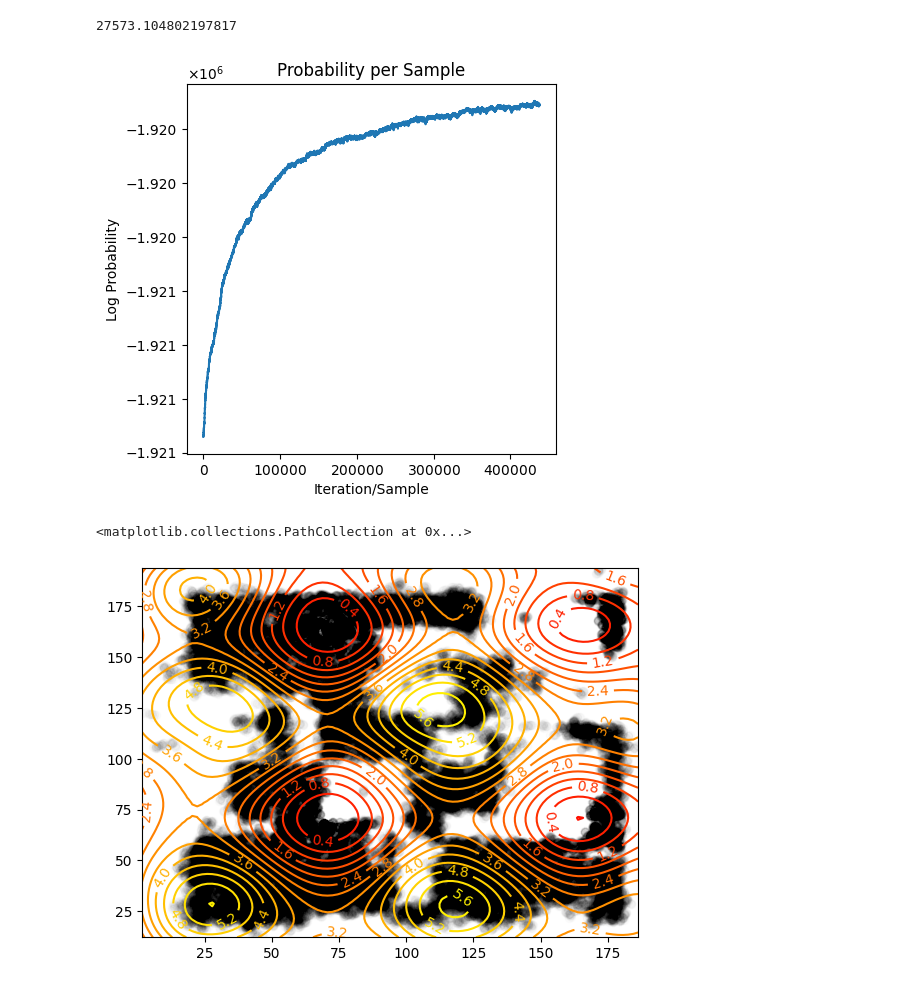
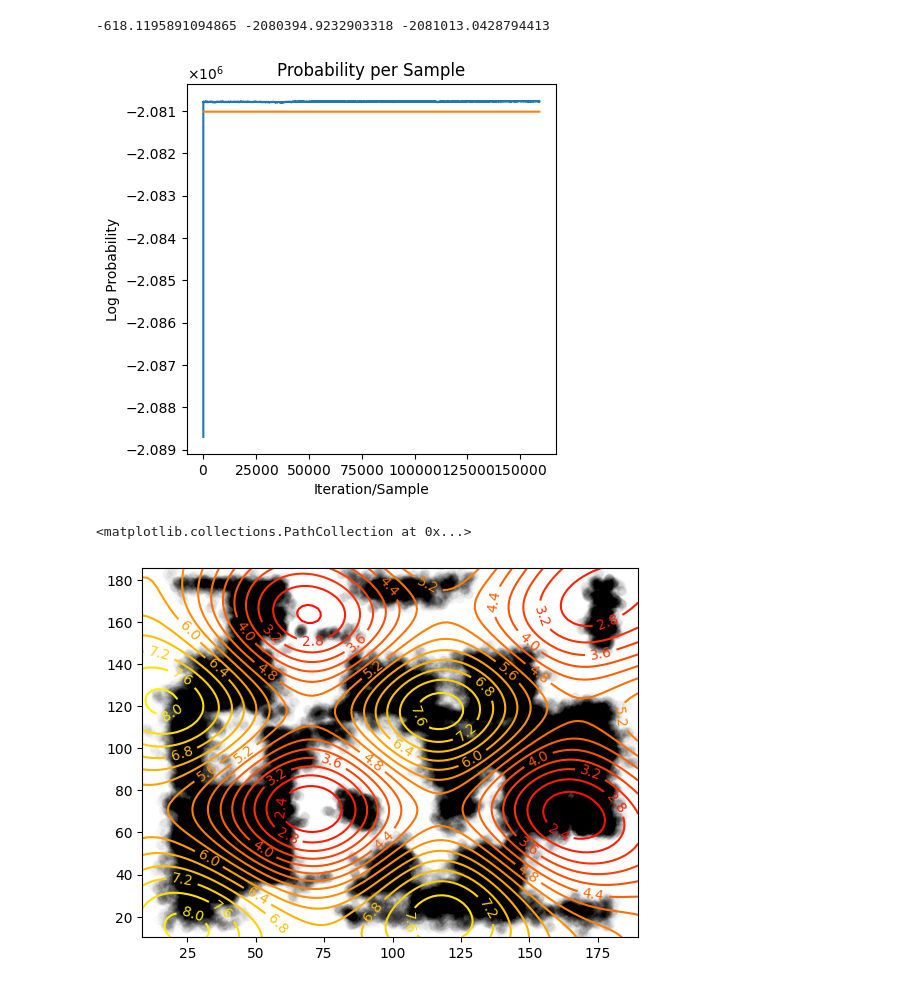
Before and after one commit to vkumar61/GPcurve, a Jupyter notebook: Auxilliary/visualizationtion code.ipynb, the cells around one changed output. Drawn from its saved outputs; the diff is of its cells as text; code cells hidden in the pictures.

```diff
--- a/Auxilliary/visualizationtion code.ipynb
+++ b/Auxilliary/visualizationtion code.ipynb
@@ -12,36 +12,57 @@ from matplotlib import ticker
 # %%
-file = open("C:/Users/vkuma/Research/1000 2757.3104802197818 1845.5910891980886variables.pkl", "rb")
+file = open("C:/Users/vkuma/PresseLab/Research/200 5170.375220631081 3626.601735051907variables.pkl", "rb")
 variables = pickle.load(file)
-file = open("C:/Users/vkuma/Research/1000 2757.3104802197818 1845.5910891980886data.pkl", "rb")
+file = open("C:/Users/vkuma/PresseLab/Research/200 5170.375220631081 3626.601735051907data.pkl", "rb")
 data = pickle.load(file)
-file = "C:/Users/vkuma/Research/1000(2757.3104802197818 1845.5910891980886).h5"
+file = "C:/Users/vkuma/PresseLab/Research/200(5170.375220631081 3626.601735051907).h5"
 f = h5py.File(file, 'r')
 dVect= f['samples'][()]
 pVect = f['prob'][()]
-# %% [output]
-27573.104802197817
+# %%
+def diffusion(x, y):
+    value = (1e5 +
+             30000*np.sin(x/1500) +
+             30000*np.sin(y/1500))
+    return np.abs(value/2)
+# %%
+# Prior
+priorMean = variables.priorMean
+diff = diffusion(variables.induCoordinates[:, 0], variables.induCoordinates[:, 1]) - priorMean
+prior =  (-1/2)*(diff.T @ (variables.cInduInduInv @ diff))
+
+#grnd of data associated with fIndu
+dData = diffusion(variables.dataCoordinates[:, 0], variables.dataCoordinates[:, 1])
+sd = np.vstack((dData, dData)).T
+
+#Likelihood of that data
+lhood = np.sum(stats.norm.logpdf(variables.sampleCoordinates, loc = variables.dataCoordinates, scale = np.sqrt(2*sd*data.deltaT)))
+prob = lhood + prior
+print(prior, lhood, prob)
+# %% [output]
+-618.1195891094865 -2080394.9232903318 -2081013.0428794413
 # %%
 #generate plot
 fig, ax = plt.subplots(1, 1)
-plt.plot(pVect[10000:])
+plt.plot(pVect[:])
+plt.plot(prob*np.ones(len(pVect[1:])))
 plt.title("Probability per Sample")
 plt.xlabel("Iteration/Sample")
 plt.ylabel("Log Probability")
 plt.ticklabel_format(useMathText=True)
 from matplotlib import ticker
 formatter = ticker.ScalarFormatter(useMathText=True)
 formatter.set_scientific(True)
 formatter.set_powerlimits((-1,1))
 ax.yaxis.set_major_formatter(formatter)
 class ScalarFormatterClass(ticker.ScalarFormatter):
    def _set_format(self):
       self.format = "%1.3f"
 yScalarFormatter = ScalarFormatterClass(useMathText=True)
 yScalarFormatter.set_powerlimits((0,0))
 ax.yaxis.set_major_formatter(yScalarFormatter)
 ax.set_aspect(1.0/ax.get_data_ratio(), adjustable='box')
 # %% [output]
-[figure, old version]
+[figure, new version]
 # %%
 #necassary variables
 nFineX = variables.nFineX
@@ -69,4 +90,4 @@ plt.clabel(mapPlot, inline=1, fontsize=10)
 plt.scatter(trajectories[:,0]/100, trajectories[:,1]/100, alpha = 0.01, c = "black")
 # %% [output]
 <matplotlib.collections.PathCollection at 0x...>
-[figure, old version]
+[figure, new version]
```
Also changed, not shown: parts of 15 cells of this notebook, 7 other files.
